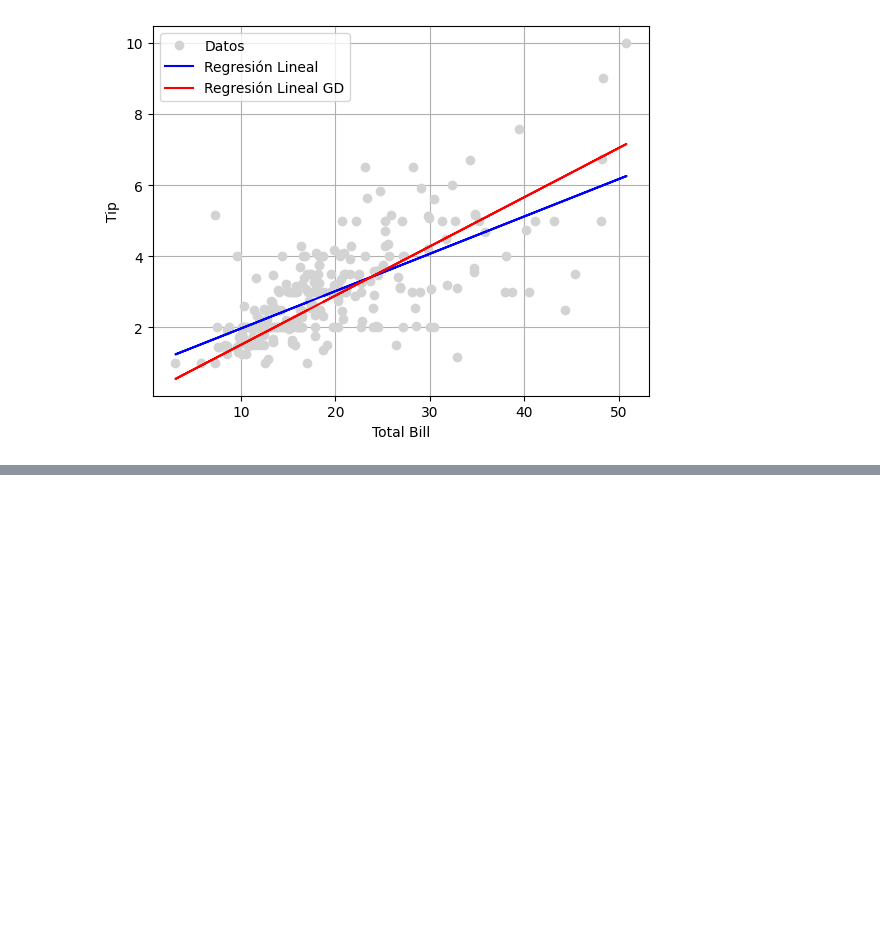
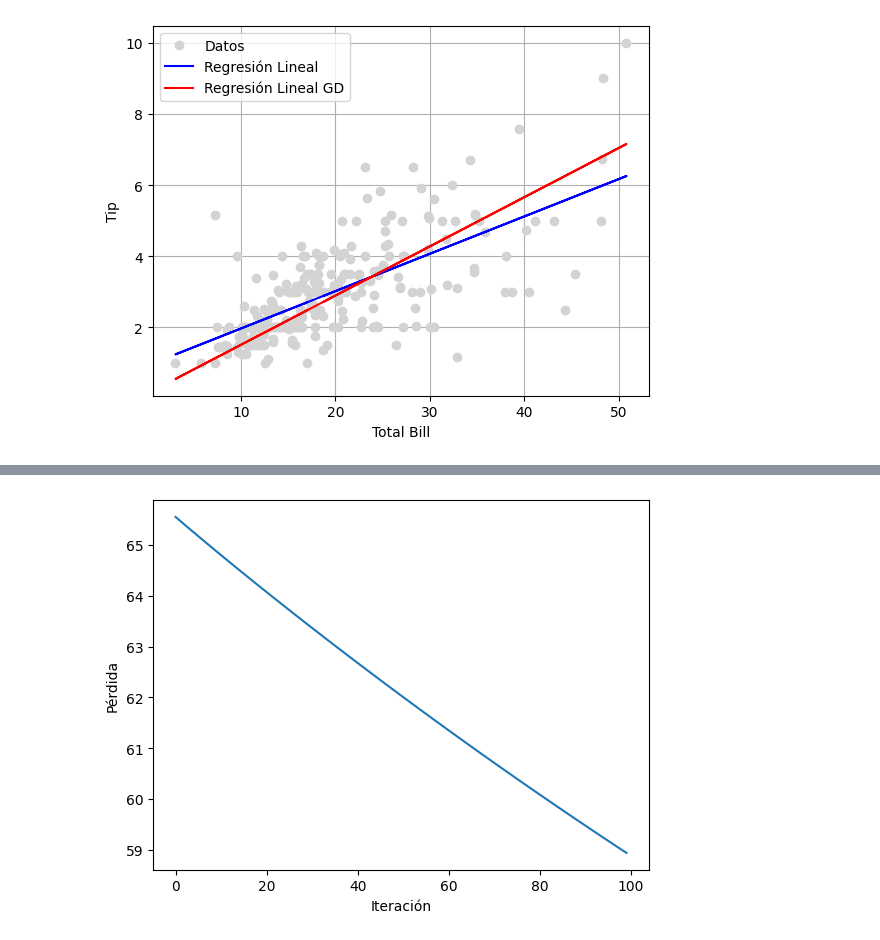
Before and after one commit to actelleza-maker/Ciencia-de-datos-con-IA, a Jupyter notebook: Copia_de_Hands_On_Introducción_a_la_Estadística_Inferencial.ipynb, the cells around one changed output, grey strips where cells are left out. Cells and saved outputs as stored; diff of their text form; code cells hidden in the pictures; blank space fills up the shorter version.

```diff
--- a/Copia_de_Hands_On_Introducción_a_la_Estadística_Inferencial.ipynb
+++ b/Copia_de_Hands_On_Introducción_a_la_Estadística_Inferencial.ipynb
@@ -388,0 +589,9 @@ np.float64(1.0361579333785682)
+# %%
+# Visualizar función de costo
+
+plt.plot(perdida_taxis)
+plt.xlabel('Iteración')
+plt.ylabel('Pérdida')
+plt.show()
+# %% [output]
+[figure, added]
```
Also changed, not shown: parts of 53 cells of this notebook.
